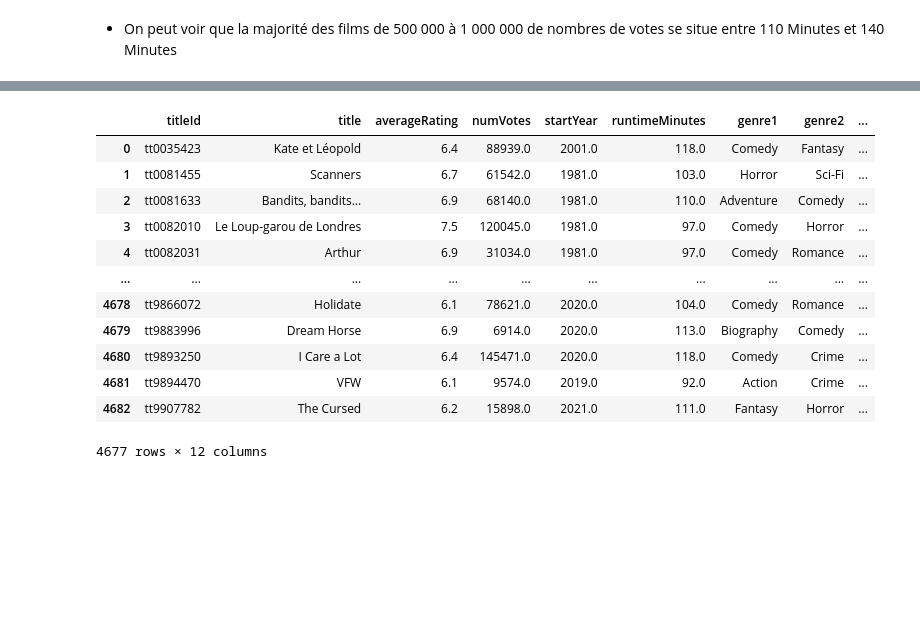
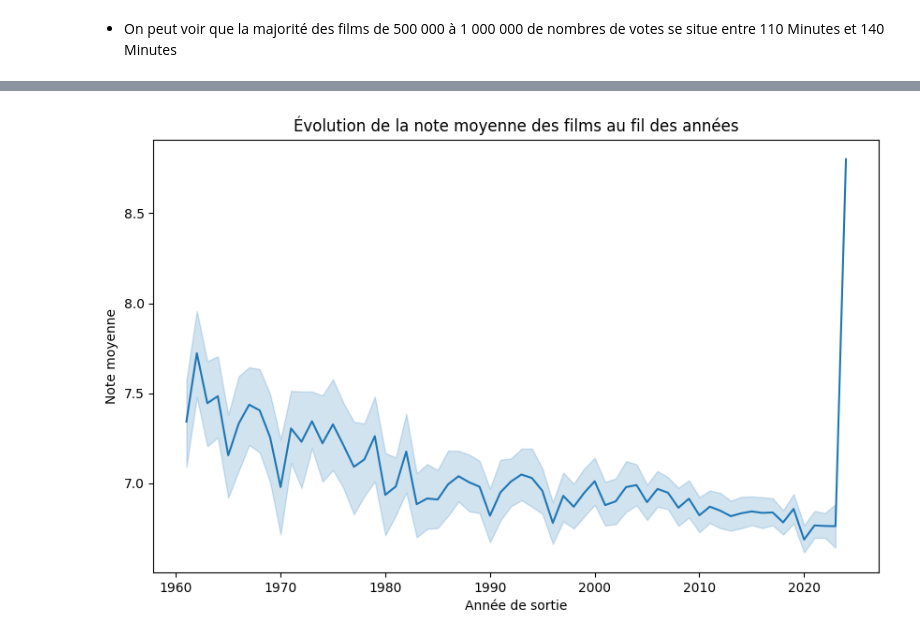
Before and after one commit to Patrick-NII/Projet-Data-IA, a Jupyter notebook: Merged_all_tables/merged_all_tables.ipynb, the cells around one changed output, grey strips where cells are left out. Drawn from its saved outputs; the diff is of its cells as text; code cells hidden in the pictures; blank space fills up the shorter version.

```diff
--- a/Merged_all_tables/merged_all_tables.ipynb
+++ b/Merged_all_tables/merged_all_tables.ipynb
@@ -279,17 +280,0 @@ sns.pairplot(df_merged[['startYear', 'numVotes', 'averageRating', 'runtimeMinute
-# %%
-df_merged['average_rating_actors'] = df_merged['Actors_Actresses'].map(lambda x : [[dict_tconst_rating.get(i, np.nan) for i in inner_list] for inner_list in x])
-df_merged
-# %% [output]
-|  | titleId | title | averageRating | numVotes | startYear | runtimeMinutes | genre1 | genre2 | ... |
-| 0 | tt0035423 | Kate et Léopold | 6.4 | 88939.0 | 2001.0 | 118.0 | Comedy | Fantasy | ... |
-| 1 | tt0081455 | Scanners | 6.7 | 61542.0 | 1981.0 | 103.0 | Horror | Sci-Fi | ... |
-| 2 | tt0081633 | Bandits, bandits... | 6.9 | 68140.0 | 1981.0 | 110.0 | Adventure | Comedy | ... |
-| 3 | tt0082010 | Le Loup-garou de Londres | 7.5 | 120045.0 | 1981.0 | 97.0 | Comedy | Horror | ... |
-| 4 | tt0082031 | Arthur | 6.9 | 31034.0 | 1981.0 | 97.0 | Comedy | Romance | ... |
-| ... | ... | ... | ... | ... | ... | ... | ... | ... | ... |
-| 4678 | tt9866072 | Holidate | 6.1 | 78621.0 | 2020.0 | 104.0 | Comedy | Romance | ... |
-| 4679 | tt9883996 | Dream Horse | 6.9 | 6914.0 | 2020.0 | 113.0 | Biography | Comedy | ... |
-| 4680 | tt9893250 | I Care a Lot | 6.4 | 145471.0 | 2020.0 | 118.0 | Comedy | Crime | ... |
-| 4681 | tt9894470 | VFW | 6.1 | 9574.0 | 2019.0 | 92.0 | Action | Crime | ... |
-| 4682 | tt9907782 | The Cursed | 6.2 | 15898.0 | 2021.0 | 111.0 | Fantasy | Horror | ... |
-4677 rows × 12 columns
@@ -297,0 +281,10 @@ df_merged
+# %%
+# Moyenne des notes par année
+plt.figure(figsize=(10, 6))
+sns.lineplot(data=df_merged, x='startYear', y='averageRating')
+plt.title('Évolution de la note moyenne des films au fil des années')
+plt.xlabel('Année de sortie')
+plt.ylabel('Note moyenne')
+plt.show()
+# %% [output]
+[figure, added]
```
Also changed, not shown: parts of 17 cells of this notebook, 3 other files.
